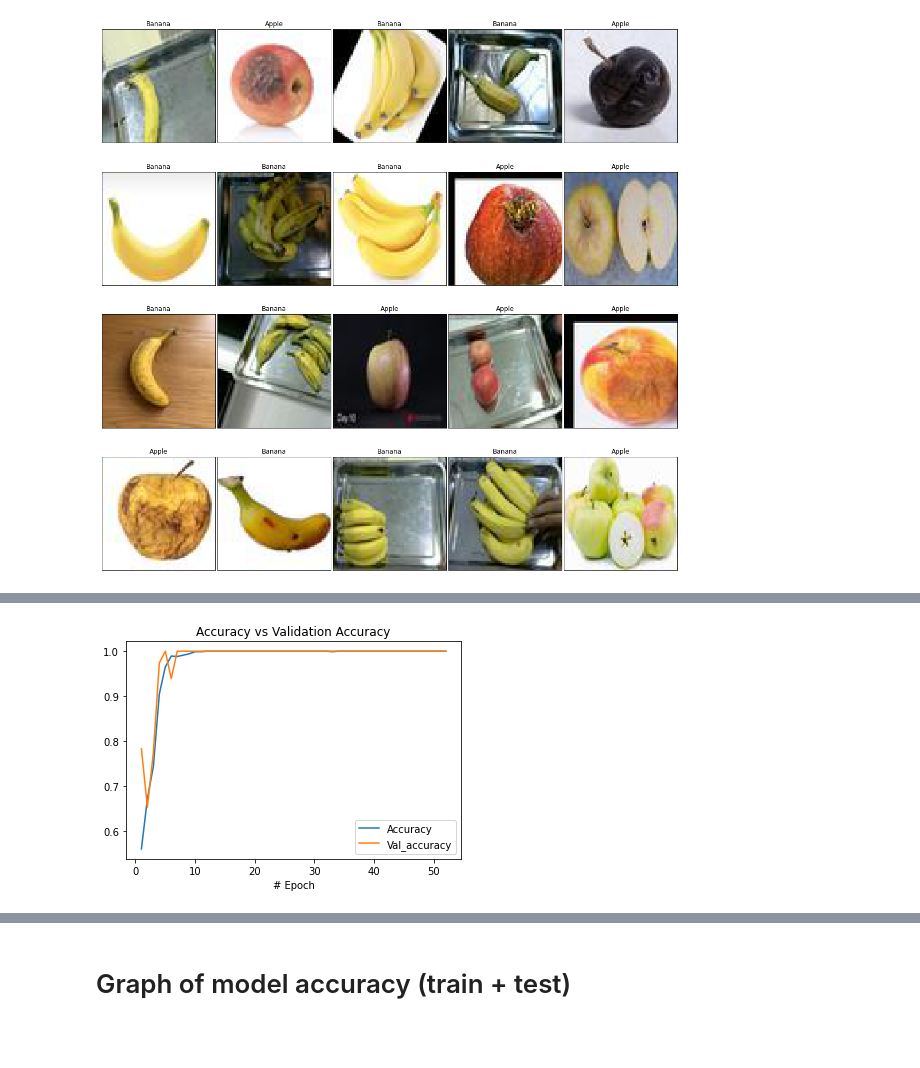
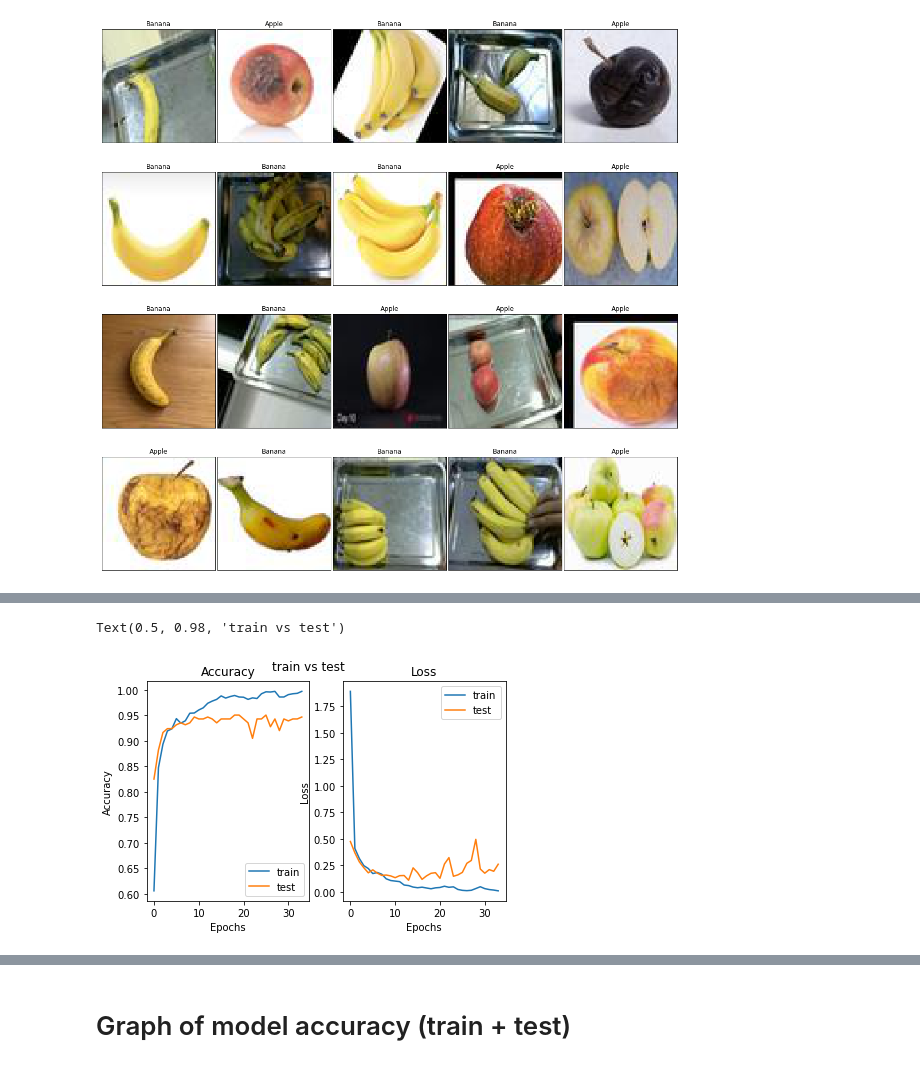
Before and after one commit to Dav-spec/Workshop_Data_Science, a Jupyter notebook: fruit_recognition-Copy1.ipynb, the cells around one changed output, grey strips where cells are left out. Saved outputs shown, nothing was run; the diff lists cells and outputs as text; code cells hidden in the pictures; blank space fills up the shorter version.

```diff
--- a/fruit_recognition-Copy1.ipynb
+++ b/fruit_recognition-Copy1.ipynb
@@ -287,6 +298,8 @@ plt.show()
 # %% [output]
 [figure]
 # %%
+# check about this function --> maybe remove
+
 def cut_df(df, number_of_parts, part):
 # Return a part of the dataframe
 # For example, if a dataframe has 10 rows and we want to return a part of them
@@ -307,6 +320,8 @@ def cut_df(df, number_of_parts, part):
     idx2 = part * number_imgs_each_part
     return df.iloc[idx1:idx2]
 
+## use the size (add)
+
 def load_img(df):
 # Load the images using their contained in the dataframe df
 # Return a list of images and a list with the labels of the images
@@ -317,17 +332,19 @@ def load_img(df):
 
     for i,path in enumerate(img_paths):
         img =  plt.imread(path)
-        img = cv2.resize(img, (150,150))
+        img = cv2.resize(img, (64,64))
         label = img_labels[i]
         X.append(img)
         y.append(label)
     return np.array(X),np.array(y)
 # %%
+# use the size (add)
 def create_model():
-    shape_img = (150,150,3)
+    shape_img = (64,64,3)
 
     model = Sequential()
 
+    # layers
     model.add(Conv2D(filters=32, kernel_size=(3,3),input_shape=shape_img, activation='relu', padding = 'same'))
     model.add(MaxPooling2D(pool_size=(2, 2)))
 
@@ -435,15 +461,39 @@ Time to train the model: 1635 seconds
 # %%
 acc = []
 val_acc = []
+loss = []
+val_loss = []
+
 for i in range(len(hists)):
     acc += hists[i]["accuracy"]
     val_acc += hists[i]["val_accuracy"]
-hist_df = pd.DataFrame({"# Epoch": [e for e in range(1,len(acc)+1)],"Accuracy": acc, "Val_accuracy": val_acc})
-hist_df.plot(x = "# Epoch", y = ["Accuracy","Val_accuracy"])
-plt.title("Accuracy vs Validation Accuracy")
-plt.show()
+    loss += hists[i]["loss"]
+    val_loss += hists[i]["val_loss"]
+
+fig,ax = plt.subplots(1,2)
+epochs = np.arange(len(acc))
+ax[0].plot(acc)
+ax[0].plot(val_acc)
+
+ax[0].set_xlabel('Epochs')
+ax[0].set_ylabel('Accuracy')
+ax[0].legend(["train","test"], loc='lower right')
+ax[0].title.set_text('Accuracy')
+
+fig.tight_layout()
+
+ax[1].plot(loss)
+ax[1].plot(val_loss)
+
+ax[1].set_xlabel('Epochs')
+ax[1].set_ylabel('Loss')
+ax[1].legend(["train","test"], loc='upper right')
+ax[1].title.set_text('Loss')
+
+plt.suptitle('train vs test')
 # %% [output]
+Text(0.5, 0.98, 'train vs test')
-[figure, old version]
+[figure, new version]
 # %%
 import keras
 from keras import Sequential
```
Also changed, not shown: parts of 24 cells of this notebook.
